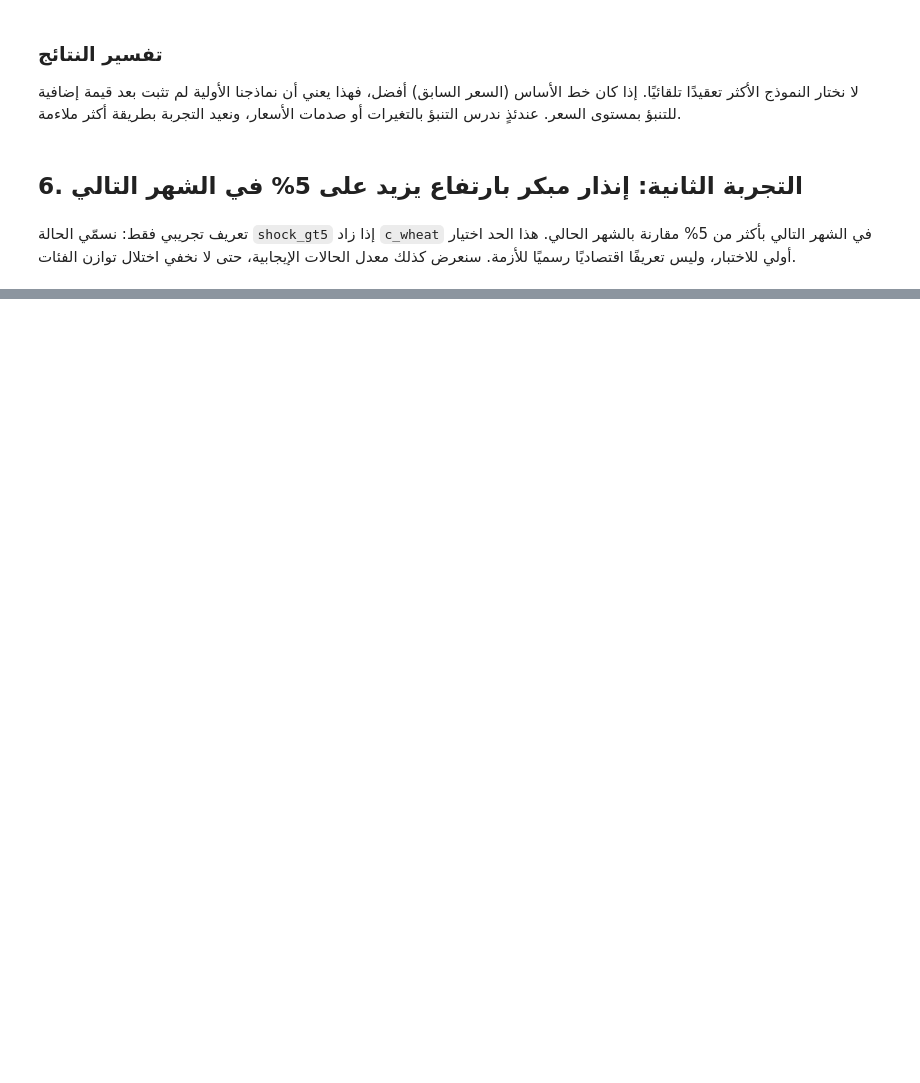
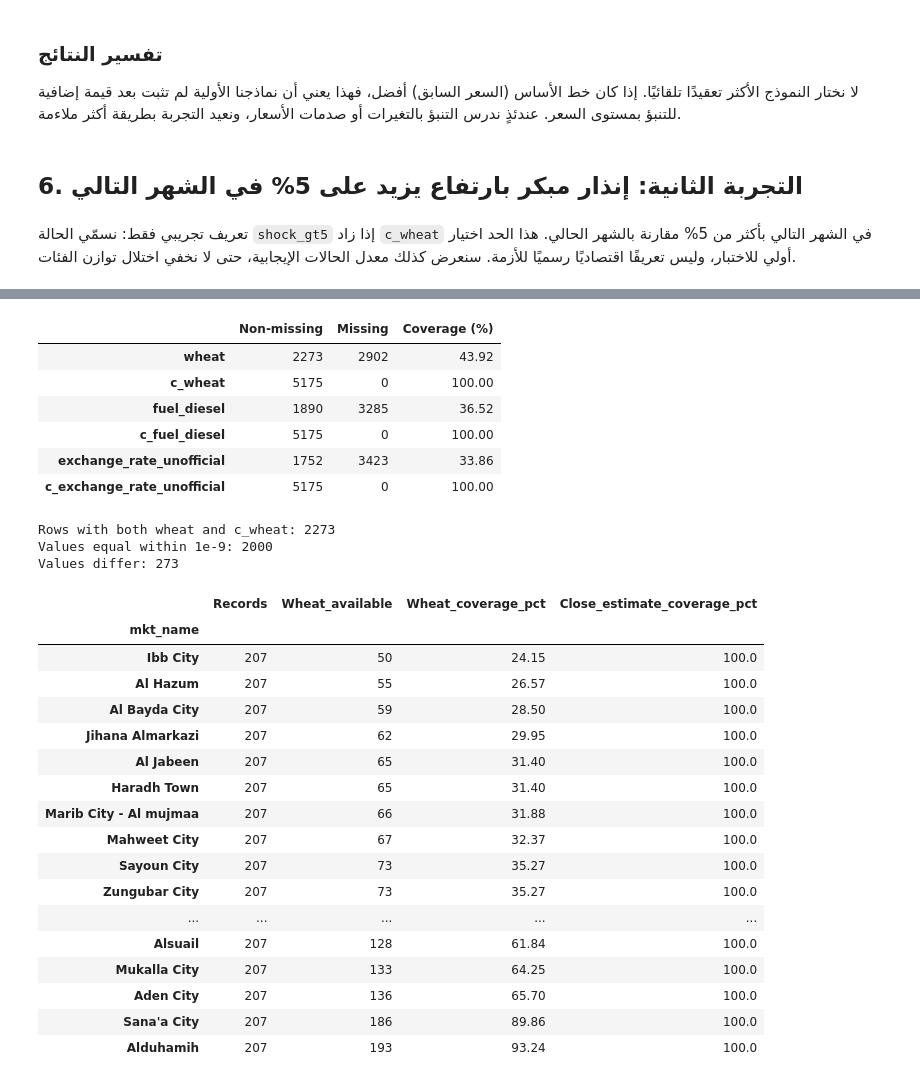
Before and after one commit to F13342/Yemen-MarketShield-AI, a Jupyter notebook: Yemen_MarketShield_Initial_Analysis.ipynb, the cells around one changed output, grey strips where cells are left out. Cells and saved outputs as stored; diff of their text form; code cells hidden in the pictures; blank space fills up the shorter version.

Commit message:
Add validation results and coverage analysis

```diff
--- a/Yemen_MarketShield_Initial_Analysis.ipynb
+++ b/Yemen_MarketShield_Initial_Analysis.ipynb
@@ -240,0 +410,62 @@ print(confusion_matrix(y_test,pred))
+# %%
+candidate_cols = [
+    "wheat", "c_wheat",
+    "fuel_diesel", "c_fuel_diesel",
+    "exchange_rate_unofficial", "c_exchange_rate_unofficial",
+]
+available_cols = [col for col in candidate_cols if col in merged.columns]
+
+availability = pd.DataFrame({
+    "Non-missing": merged[available_cols].notna().sum(),
+    "Missing": merged[available_cols].isna().sum(),
+    "Coverage (%)": (merged[available_cols].notna().mean() * 100).round(2),
+})
+display(availability)
+
+pair_mask = merged["wheat"].notna() & merged["c_wheat"].notna()
+paired_wheat = merged.loc[pair_mask, ["wheat", "c_wheat"]]
+values_match = np.isclose(
+    paired_wheat["wheat"].to_numpy(dtype=float),
+    paired_wheat["c_wheat"].to_numpy(dtype=float),
+    rtol=0, atol=1e-9,
+)
+print("Rows with both wheat and c_wheat:", int(pair_mask.sum()))
+print("Values equal within 1e-9:", int(values_match.sum()))
+print("Values differ:", int((~values_match).sum()))
+
+market_coverage = merged.groupby("mkt_name").agg(
+    Records=("wheat", "size"),
+    Wheat_available=("wheat", lambda s: int(s.notna().sum())),
+    Wheat_coverage_pct=("wheat", lambda s: s.notna().mean() * 100),
+    Close_estimate_coverage_pct=("c_wheat", lambda s: s.notna().mean() * 100),
+)
+display(market_coverage.sort_values("Wheat_coverage_pct").round(2))
+# %% [output]
+|  | Non-missing | Missing | Coverage (%) |
+| wheat | 2273 | 2902 | 43.92 |
+| c_wheat | 5175 | 0 | 100.00 |
+| fuel_diesel | 1890 | 3285 | 36.52 |
+| c_fuel_diesel | 5175 | 0 | 100.00 |
+| exchange_rate_unofficial | 1752 | 3423 | 33.86 |
+| c_exchange_rate_unofficial | 5175 | 0 | 100.00 |
+Rows with both wheat and c_wheat: 2273
+Values equal within 1e-9: 2000
+Values differ: 273
+|  | Records | Wheat_available | Wheat_coverage_pct | Close_estimate_coverage_pct |
+| mkt_name |  |  |  |  |
+| Ibb City | 207 | 50 | 24.15 | 100.0 |
+| Al Hazum | 207 | 55 | 26.57 | 100.0 |
+| Al Bayda City | 207 | 59 | 28.50 | 100.0 |
+| Jihana Almarkazi | 207 | 62 | 29.95 | 100.0 |
+| Al Jabeen | 207 | 65 | 31.40 | 100.0 |
+| Haradh Town | 207 | 65 | 31.40 | 100.0 |
+| Marib City - Al mujmaa | 207 | 66 | 31.88 | 100.0 |
+| Mahweet City | 207 | 67 | 32.37 | 100.0 |
+| Sayoun City | 207 | 73 | 35.27 | 100.0 |
+| Zungubar City | 207 | 73 | 35.27 | 100.0 |
+| ... | ... | ... | ... | ... |
+| Alsuail | 207 | 128 | 61.84 | 100.0 |
+| Mukalla City | 207 | 133 | 64.25 | 100.0 |
+| Aden City | 207 | 136 | 65.70 | 100.0 |
+| Sana'a City | 207 | 186 | 89.86 | 100.0 |
+| Alduhamih | 207 | 193 | 93.24 | 100.0 |
```
Also changed, not shown: parts of 20 cells of this notebook, 2 other files.
